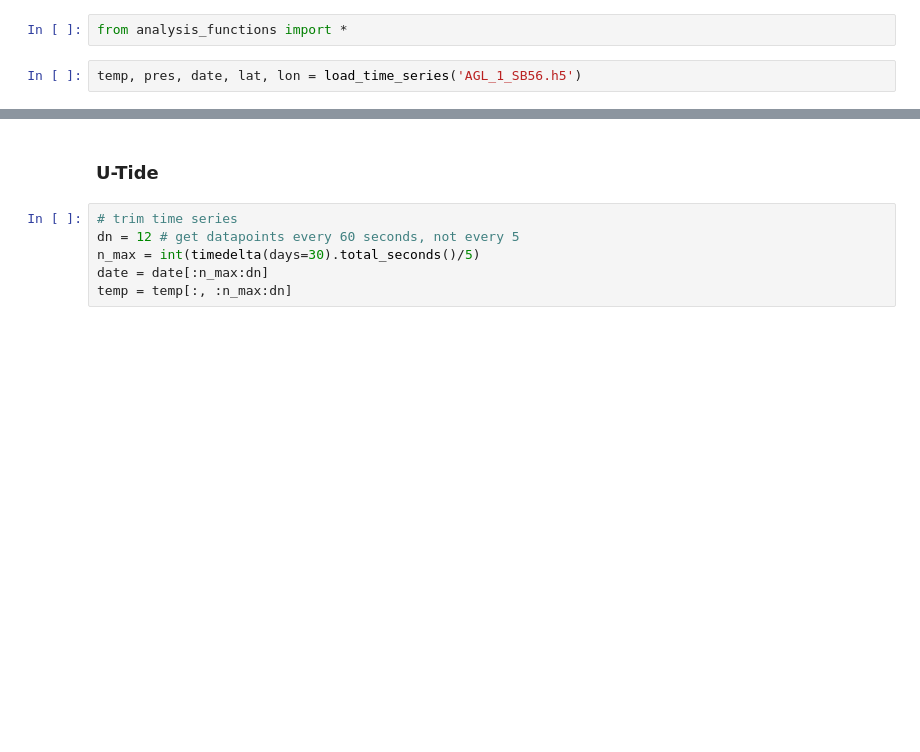
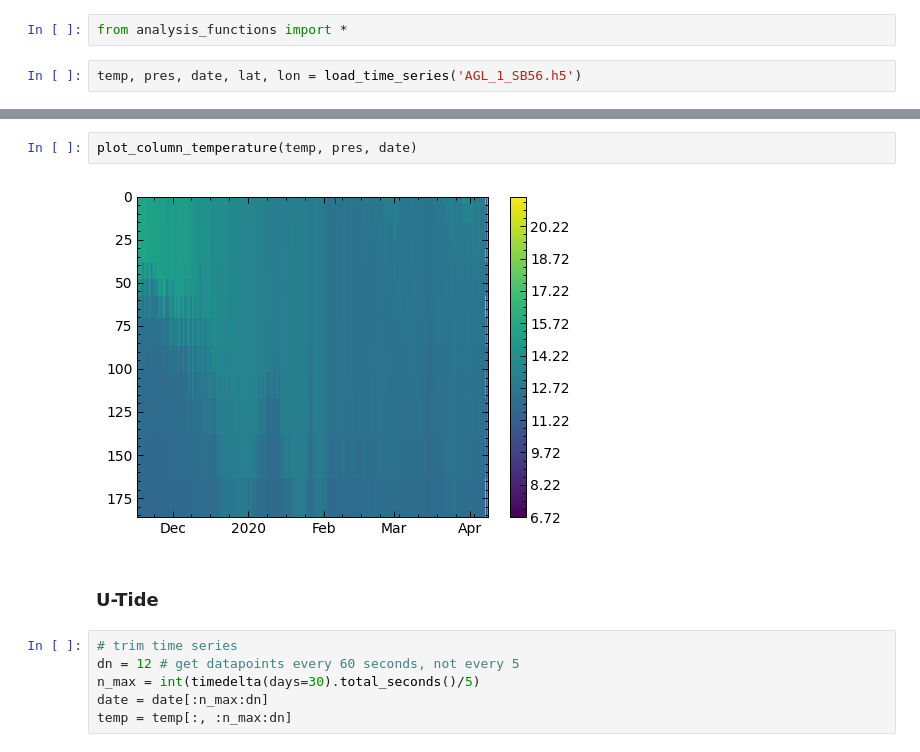
Before and after one commit to manufrn/TFG, a Jupyter notebook: notebooks/exploration_time_series.ipynb, the cells around one changed output, grey strips where cells are left out. Drawn from its saved outputs; the diff is of its cells as text; blank space fills up the shorter version.

```diff
--- a/notebooks/exploration_time_series.ipynb
+++ b/notebooks/exploration_time_series.ipynb
@@ -30,3 +42,7 @@ plot_column_temperature(temp, pres, date, lims=[0, 1000000], interval=1)
+# %%
+plot_column_temperature(temp, pres, date)
+# %% [output]
+[figure, added]
 # %% [markdown]
 ### U-Tide
 # %%
```
Also changed, not shown: parts of 7 cells of this notebook, 2 other files.
